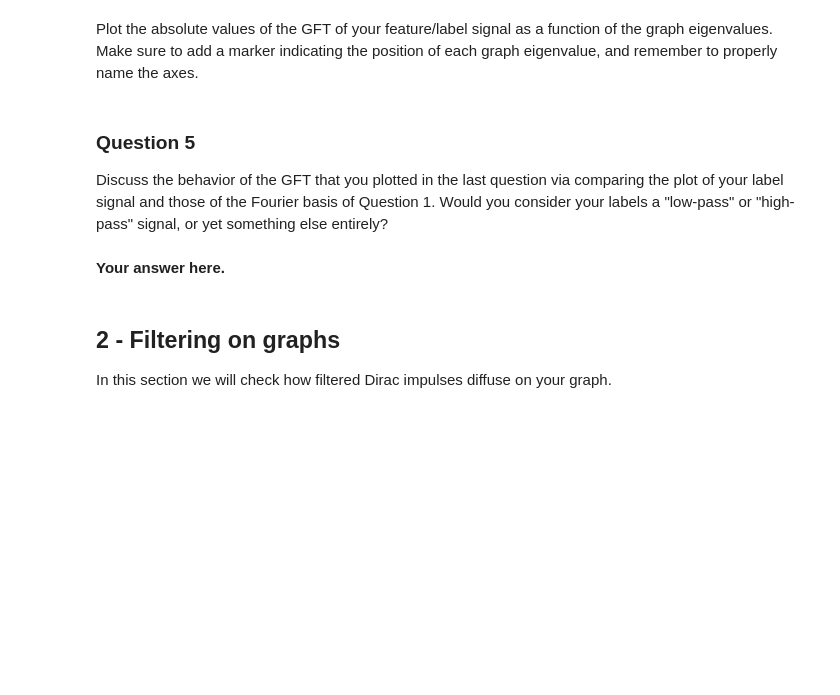
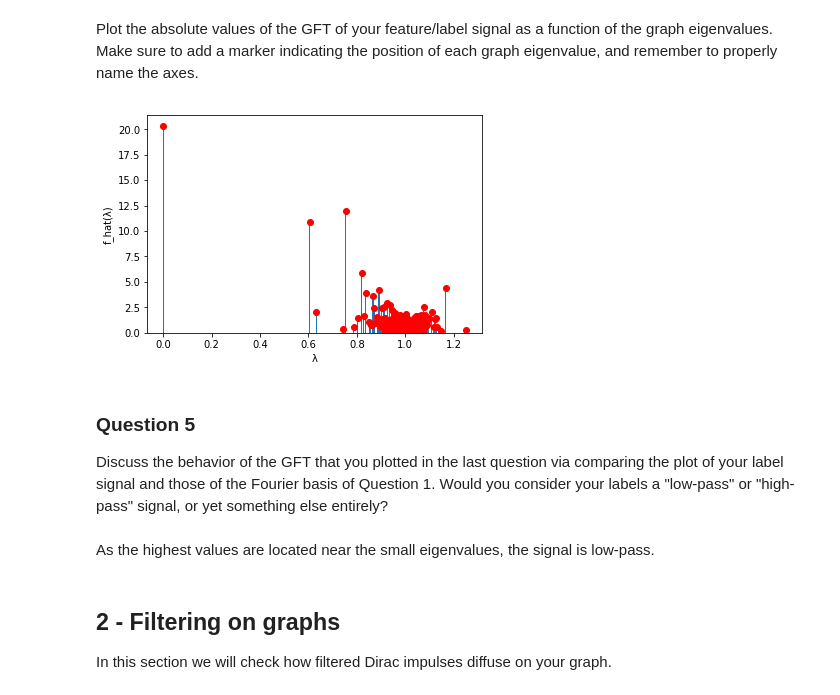
Before and after one commit to coencharles/teamporcinet_M4_v2, a Jupyter notebook: milestones/4_graph_signal_processing.ipynb, the cells around one changed output. Drawn from its saved outputs; the diff is of its cells as text; code cells hidden in the pictures; blank space fills up the shorter version.

```diff
--- a/milestones/4_graph_signal_processing.ipynb
+++ b/milestones/4_graph_signal_processing.ipynb
@@ -104,6 +109,8 @@ e_5f, U_5f = sparse.linalg.eigsh(laplacian, k = 5, which = 'SM')
 
 # 5 last ordered Laplacian eigenvalues and ordered graph Fourir basis
 e_5l, U_5l = sparse.linalg.eigsh(laplacian, k = 5, which = 'LM')
+
+e, U = np.linalg.eigh(laplacian.A)
 # %% [markdown]
 Plot the first 3 and the last Fourier basis vectors as signals on your graph. Clearly indicate which plot belongs to which basis vector.
 # %%
@@ -159,10 +166,13 @@ What can you observe in terms of local variations when comparing the basis vecto
 Implement a function that returns the Graph Fourier Transform (GFT) of a given vector $x \in \mathbb{R}^{N},$ with respect to your graph, and a function that computes the corresponding inverse GFT (iGFT).
 # %%
 def GFT(x):
-    return # Your code here.
+
+    return np.dot(np.transpose(U),x)
+# Your code here.
 
 def iGFT(x):
-    return # Your code here.
+    return np.dot(U,x)
+# Your code here.
 # %% [markdown]
 ### Question 4
 
@@ -176,9 +191,19 @@ Plot the absolute values of the GFT of your feature/label signal as a function o
+# %%
+# Your code here.
+f_hat=GFT(labels)
+plt.bar(e,np.abs(f_hat),width=0.005)
+plt.plot(e,np.abs(f_hat),'ro')
+plt.ylabel('f_hat(λ)')
+plt.xlabel('λ')
+plt.show()
+# %% [output]
+[figure, added]
 # %% [markdown]
 ### Question 5
 
 Discuss the behavior of the GFT that you plotted in the last question via comparing the plot of your label signal and those of the Fourier basis of Question 1. Would you consider your labels a "low-pass" or "high-pass" signal, or yet something else entirely?
-# %% [markdown]
-**Your answer here.**
+# %% [markdown]
+As the highest values are located near the small eigenvalues, the signal is low-pass.
 # %% [markdown]
 ## 2 - Filtering on graphs
 
```
Also changed, not shown: parts of 9 cells of this notebook, 1 other file.
